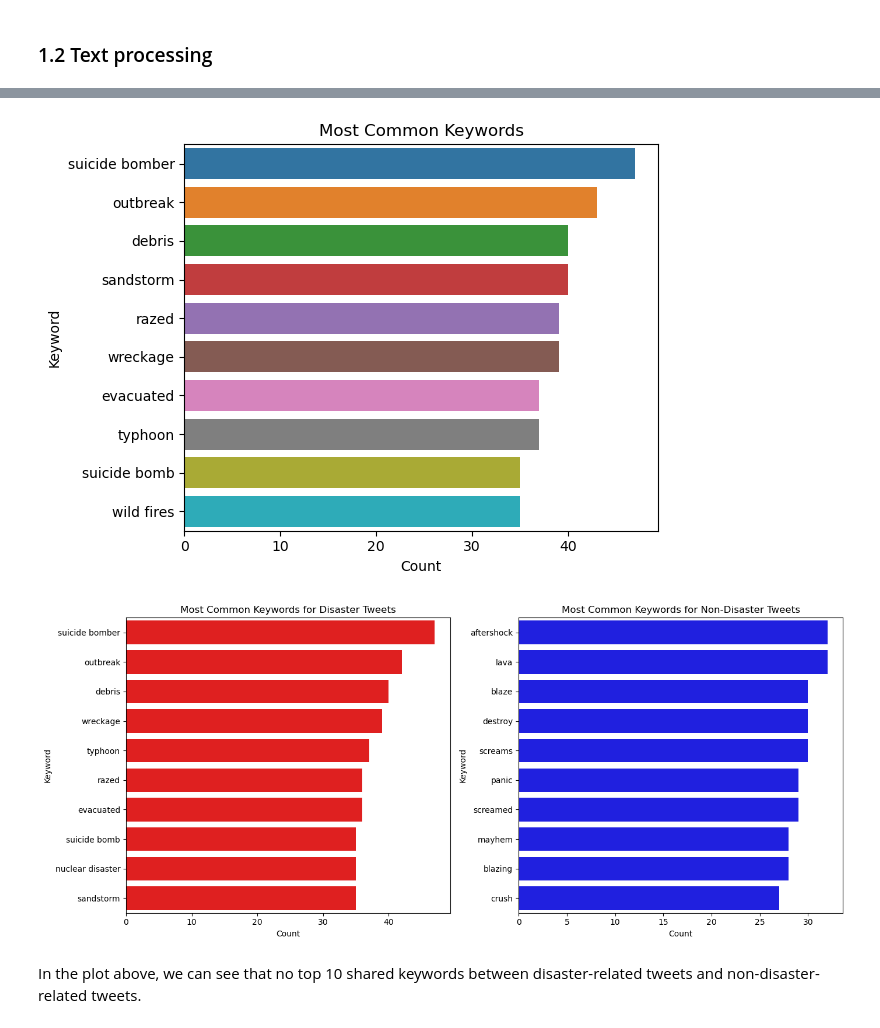
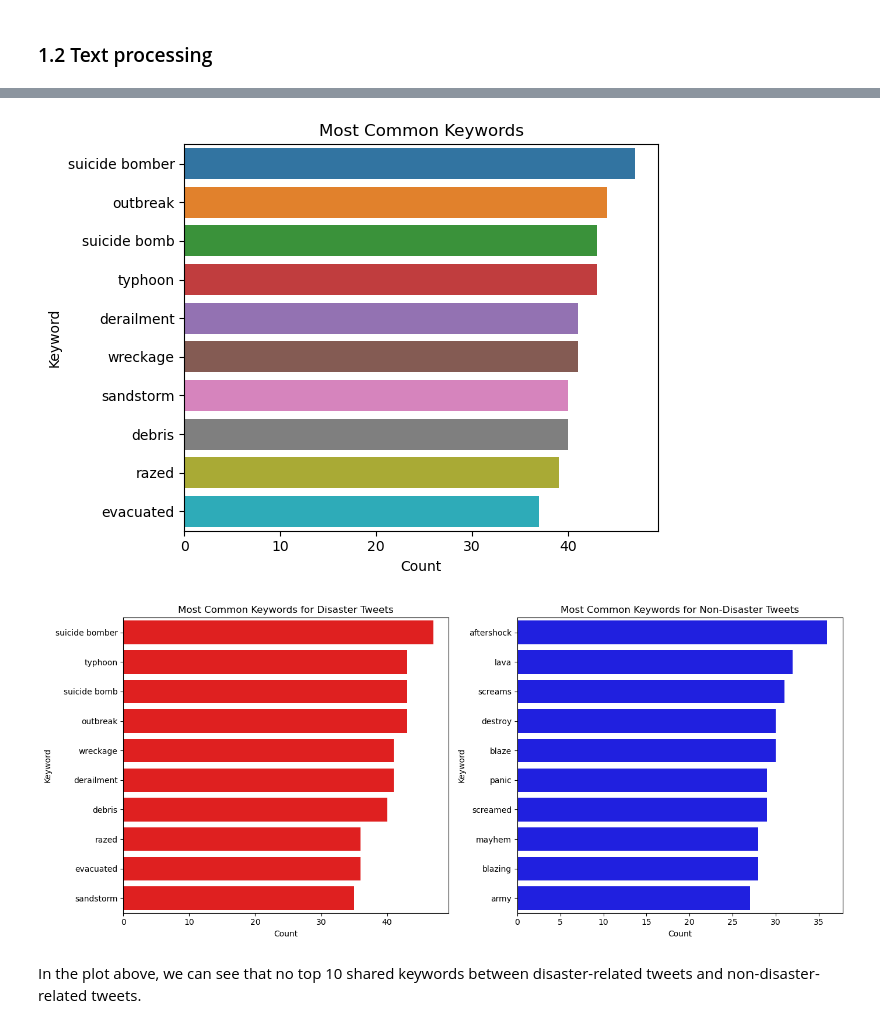
Before and after one commit to magnusrodseth/disaster-tweets, a Jupyter notebook: magnus/notebook.ipynb, the cells around one changed output, grey strips where cells are left out. Cells and saved outputs as stored; diff of their text form; code cells hidden in the pictures.

```diff
--- a/magnus/notebook.ipynb
+++ b/magnus/notebook.ipynb
@@ -44,7 +44,7 @@ from urllib.parse import unquote
 def clean_keyword(keyword: str):
     return unquote(keyword) if pd.notnull(keyword) else ''
 
-df['keyword'] = df['keyword'].apply(clean_keyword)
+df['keyword'] = df['keyword'].apply(clean_keyword).apply(str.lower)
 
 # Write the updated dataframe to a new CSV file
 df.to_csv('./results/02-clean-keywords.csv', index=False)
@@ -74,4 +74,4 @@ plt.show()
-[figure, old version]
+[figure, new version]
 # %%
 # Compare keywords for disaster tweets and non-disaster tweets
 disaster_keywords = df[df['choose_one'] == 'Relevant']['keyword']
@@ -98,7 +98,7 @@ plt.tight_layout()
 plt.savefig('./results/keywords_comparison.png')
 plt.show()
 # %% [output]
-[figure, old version]
+[figure, new version]
 # %% [markdown]
 In the plot above, we can see that no top 10 shared keywords between disaster-related tweets and non-disaster-related tweets.
 # %%
```
Also changed, not shown: parts of 1 cell of this notebook, 1 other file.
